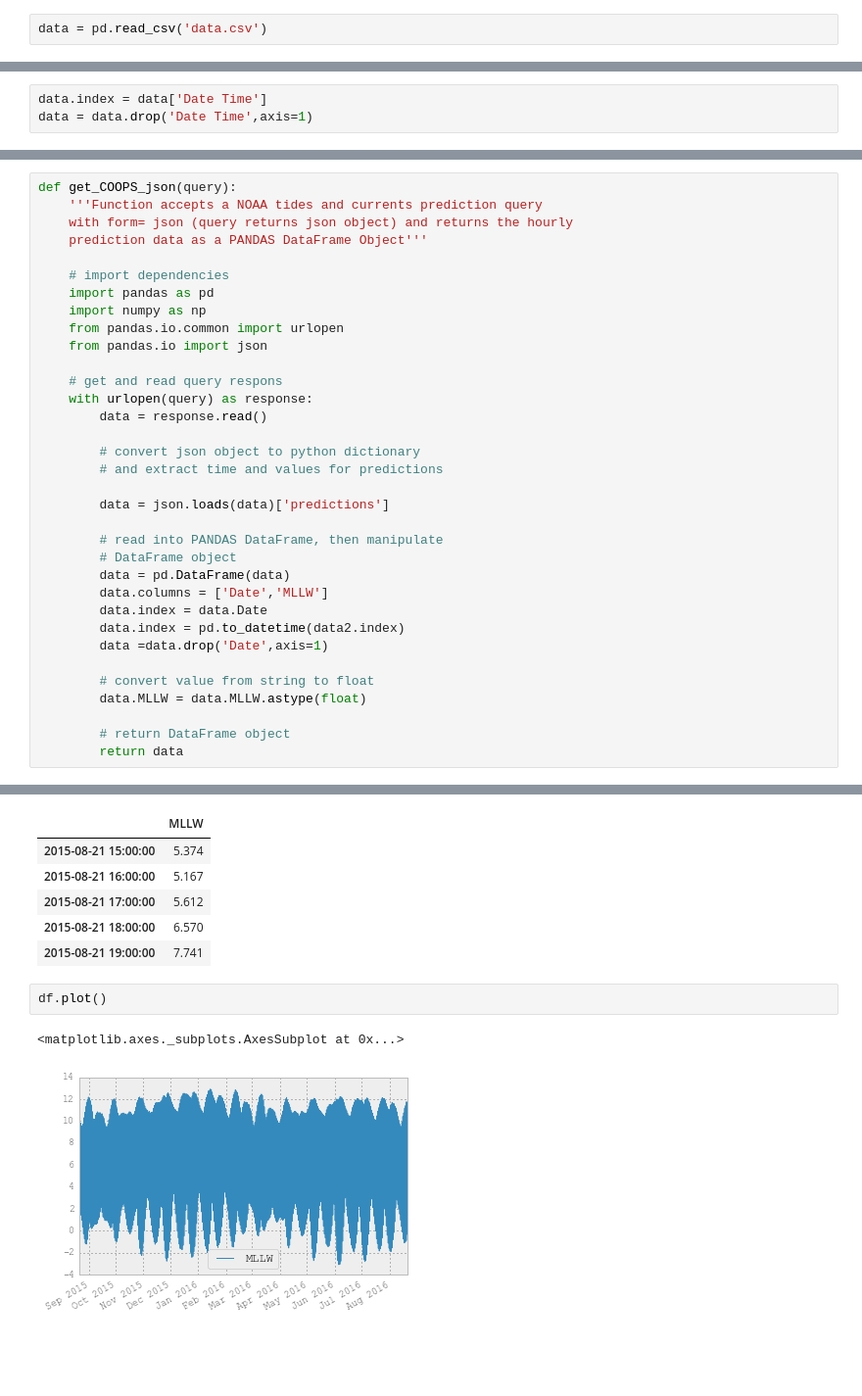
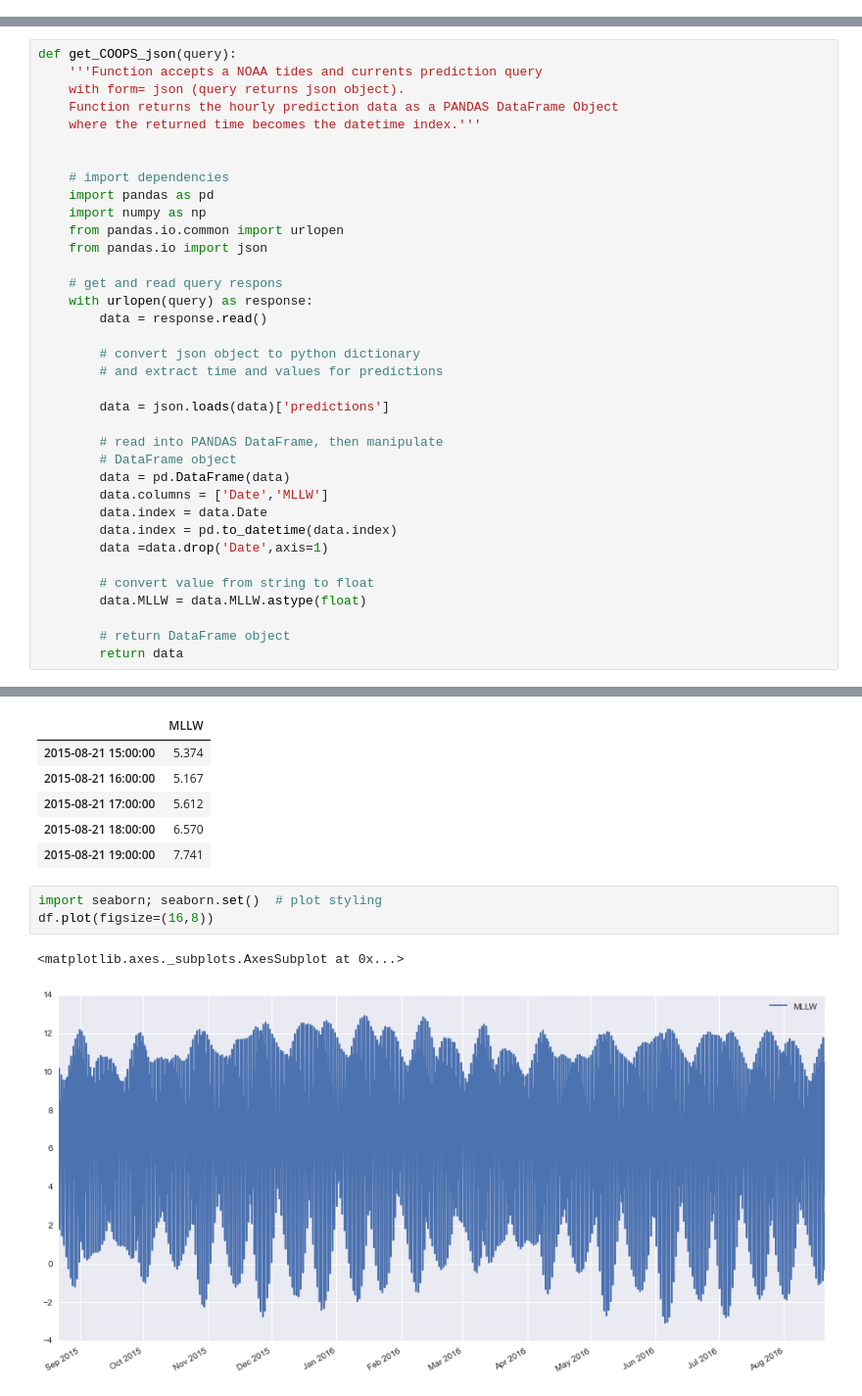
Before and after one commit to baumanab/seattle_tides, a Jupyter notebook: sandbox.ipynb, the cells around one changed output, grey strips where cells are left out. Shown at 98% size. Drawn from its saved outputs; the diff is of its cells as text; blank space fills up the shorter version.

Commit message:
Removed data workup from tide .csv query (download) Added an intro and notes

```diff
--- a/sandbox.ipynb
+++ b/sandbox.ipynb
@@ -19,2 +26,0 @@ I grabbed a .csv of 1 year prediction data by changing the end of the query from
-# %%
-data = pd.read_csv('data.csv')
@@ -30,3 +26,0 @@ data.head()
-# %%
-data.index = data['Date Time']
-data = data.drop('Date Time',axis=1)
@@ -56,8 +40,10 @@ The code below is working pretty well.
 # %%
 def get_COOPS_json(query):
     '''Function accepts a NOAA tides and currents prediction query
-    with form= json (query returns json object) and returns the hourly
-    prediction data as a PANDAS DataFrame Object'''
+    with form= json (query returns json object).
+    Function returns the hourly prediction data as a PANDAS DataFrame Object
+    where the returned time becomes the datetime index.'''
+
 
     # import dependencies
     import pandas as pd
@@ -79,7 +65,7 @@ def get_COOPS_json(query):
         data = pd.DataFrame(data)
         data.columns = ['Date','MLLW']
         data.index = data.Date
-        data.index = pd.to_datetime(data2.index)
+        data.index = pd.to_datetime(data.index)
         data =data.drop('Date',axis=1)
 
         # convert value from string to float
@@ -98,8 +84,9 @@ df.head()
 | 2015-08-21 17:00:00 | 5.612 |
 | 2015-08-21 18:00:00 | 6.570 |
 | 2015-08-21 19:00:00 | 7.741 |
-# %%
-df.plot()
-# %% [output]
-<matplotlib.axes._subplots.AxesSubplot at 0x...>
-[figure, removed]
+# %%
+import seaborn; seaborn.set()  # plot styling
+df.plot(figsize=(16,8))
+# %% [output]
+<matplotlib.axes._subplots.AxesSubplot at 0x...>
+[figure, added]
```
Also changed, not shown: parts of 9 cells of this notebook.
